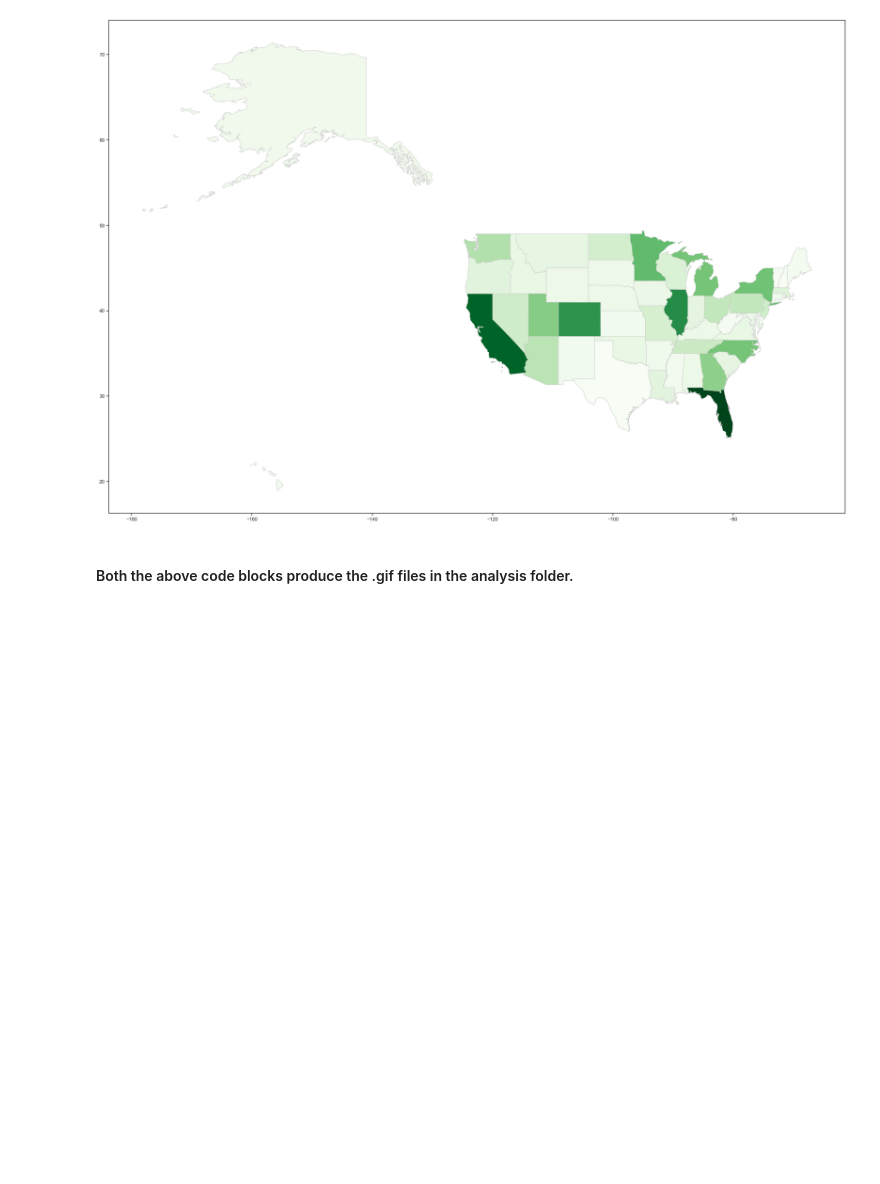
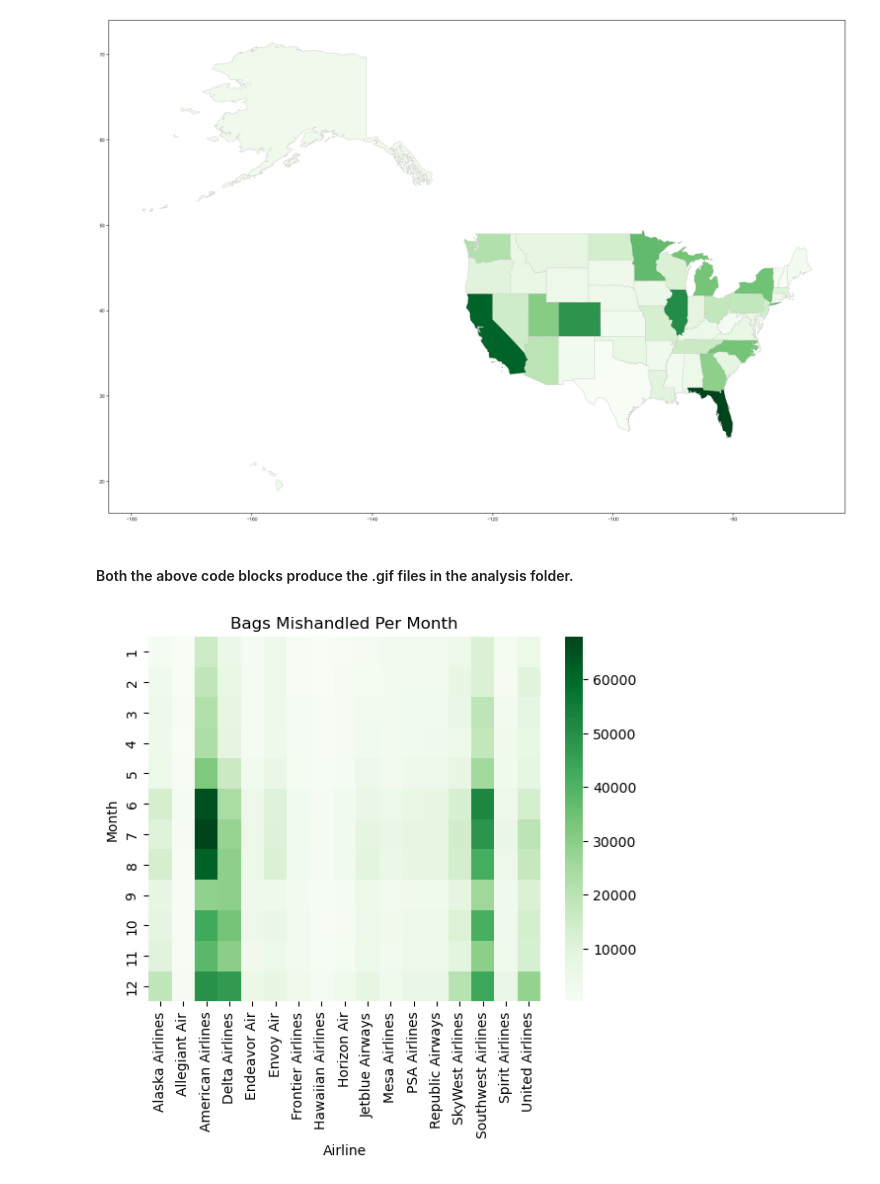
Before and after one commit to ubco-W2022T2-data301/project-group-group51, a Jupyter notebook: analysis/analysis1.ipynb, the cells around one changed output. Cells and saved outputs as stored; diff of their text form; code cells hidden in the pictures; blank space fills up the shorter version.

```diff
--- a/analysis/analysis1.ipynb
+++ b/analysis/analysis1.ipynb
@@ -64,3 +38,4 @@ df3
 # %%
 airlinedata2['cancelled_per_flight'] = airlinedata2.apply(lambda x: x['cancelled_flights'] / x['total_flights'], axis=1)
-airlinedata2['mishandled_per_flight'] = airlinedata2.apply(lambda x: x['bags_mishandled'] / x['total_flights'], axis=1)
+airlinedata2['mishandeled_per_flight'] = airlinedata2.apply(lambda x: x['bags_mishandled'] / x['total_flights'], axis=1)
+airlinedata2.head(5)
@@ -163,0 +144,5 @@ heatdf1=
+# %%
+heatdf1=airlinedata2.pivot("month", "Airline", "bags_mishandled")
+heatmap=sns.heatmap(heatdf1,cmap='Greens').set(ylabel='Month',title='Bags Mishandled Per Month')
+# %% [output]
+[figure, added]
```
Also changed, not shown: parts of 8 cells of this notebook.
